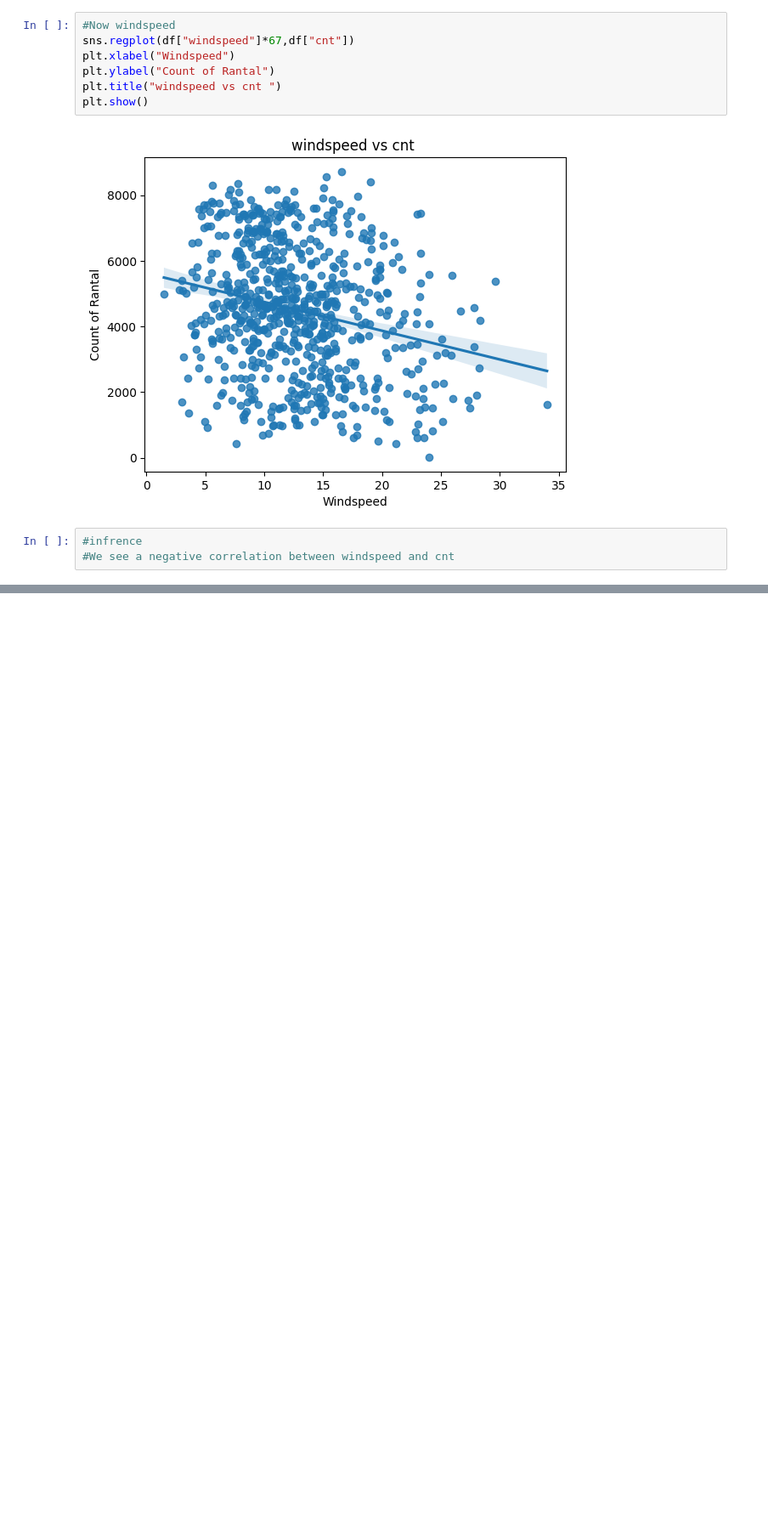
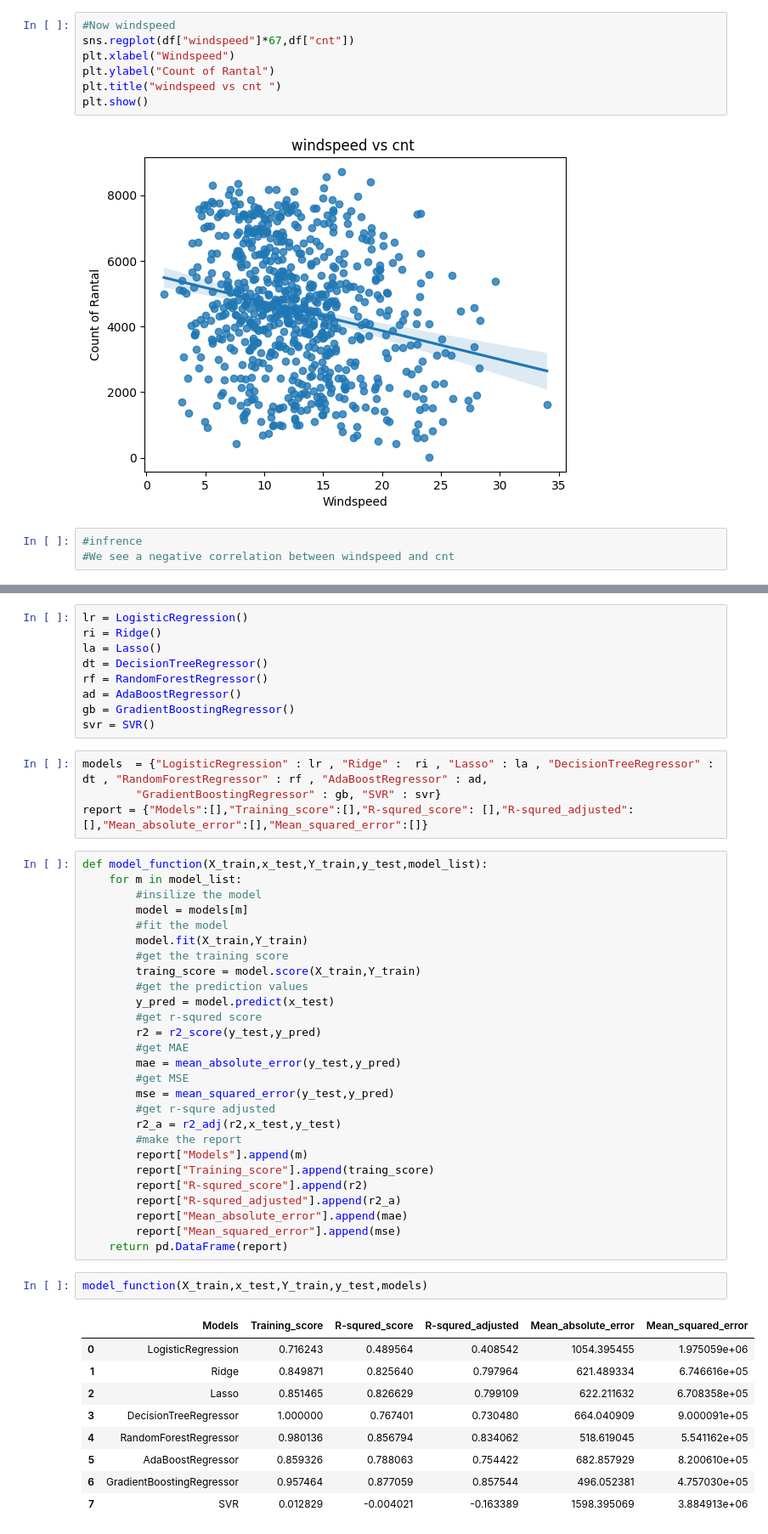
Before and after one commit to tufailahmed023/Bike-sharing, a Jupyter notebook: Notebook/Bike_Sharing.ipynb, the cells around one changed output, grey strips where cells are left out. Shown at 85% size. Drawn from its saved outputs; the diff is of its cells as text; blank space fills up the shorter version.

Commit message:
Best model picked

```diff
--- a/Notebook/Bike_Sharing.ipynb
+++ b/Notebook/Bike_Sharing.ipynb
@@ -340,0 +415,52 @@ plt.show()
+# %%
+lr = LogisticRegression()
+ri = Ridge()
+la = Lasso()
+dt = DecisionTreeRegressor()
+rf = RandomForestRegressor()
+ad = AdaBoostRegressor()
+gb = GradientBoostingRegressor()
+svr = SVR()
+# %%
+models  = {"LogisticRegression" : lr , "Ridge" :  ri , "Lasso" : la , "DecisionTreeRegressor" : dt , "RandomForestRegressor" : rf , "AdaBoostRegressor" : ad,
+        "GradientBoostingRegressor" : gb, "SVR" : svr}
+report = {"Models":[],"Training_score":[],"R-squred_score": [],"R-squred_adjusted":[],"Mean_absolute_error":[],"Mean_squared_error":[]}
+# %%
+def model_function(X_train,x_test,Y_train,y_test,model_list):
+    for m in model_list:
+        #insilize the model
+        model = models[m]
+        #fit the model
+        model.fit(X_train,Y_train)
+        #get the training score
+        traing_score = model.score(X_train,Y_train)
+        #get the prediction values
+        y_pred = model.predict(x_test)
+        #get r-squred score
+        r2 = r2_score(y_test,y_pred)
+        #get MAE
+        mae = mean_absolute_error(y_test,y_pred)
+        #get MSE
+        mse = mean_squared_error(y_test,y_pred)
+        #get r-squre adjusted
+        r2_a = r2_adj(r2,x_test,y_test)
+        #make the report
+        report["Models"].append(m)
+        report["Training_score"].append(traing_score)
+        report["R-squred_score"].append(r2)
+        report["R-squred_adjusted"].append(r2_a)
+        report["Mean_absolute_error"].append(mae)
+        report["Mean_squared_error"].append(mse)
+    return pd.DataFrame(report)
+# %%
+model_function(X_train,x_test,Y_train,y_test,models)
+# %% [output]
+|  | Models | Training_score | R-squred_score | R-squred_adjusted | Mean_absolute_error | Mean_squared_error |
+| 0 | LogisticRegression | 0.716243 | 0.489564 | 0.408542 | 1054.395455 | 1.975059e+06 |
+| 1 | Ridge | 0.849871 | 0.825640 | 0.797964 | 621.489334 | 6.746616e+05 |
+| 2 | Lasso | 0.851465 | 0.826629 | 0.799109 | 622.211632 | 6.708358e+05 |
+| 3 | DecisionTreeRegressor | 1.000000 | 0.767401 | 0.730480 | 664.040909 | 9.000091e+05 |
+| 4 | RandomForestRegressor | 0.980136 | 0.856794 | 0.834062 | 518.619045 | 5.541162e+05 |
+| 5 | AdaBoostRegressor | 0.859326 | 0.788063 | 0.754422 | 682.857929 | 8.200610e+05 |
+| 6 | GradientBoostingRegressor | 0.957464 | 0.877059 | 0.857544 | 496.052381 | 4.757030e+05 |
+| 7 | SVR | 0.012829 | -0.004021 | -0.163389 | 1598.395069 | 3.884913e+06 |
```
Also changed, not shown: parts of 30 cells of this notebook, 1 other file.
